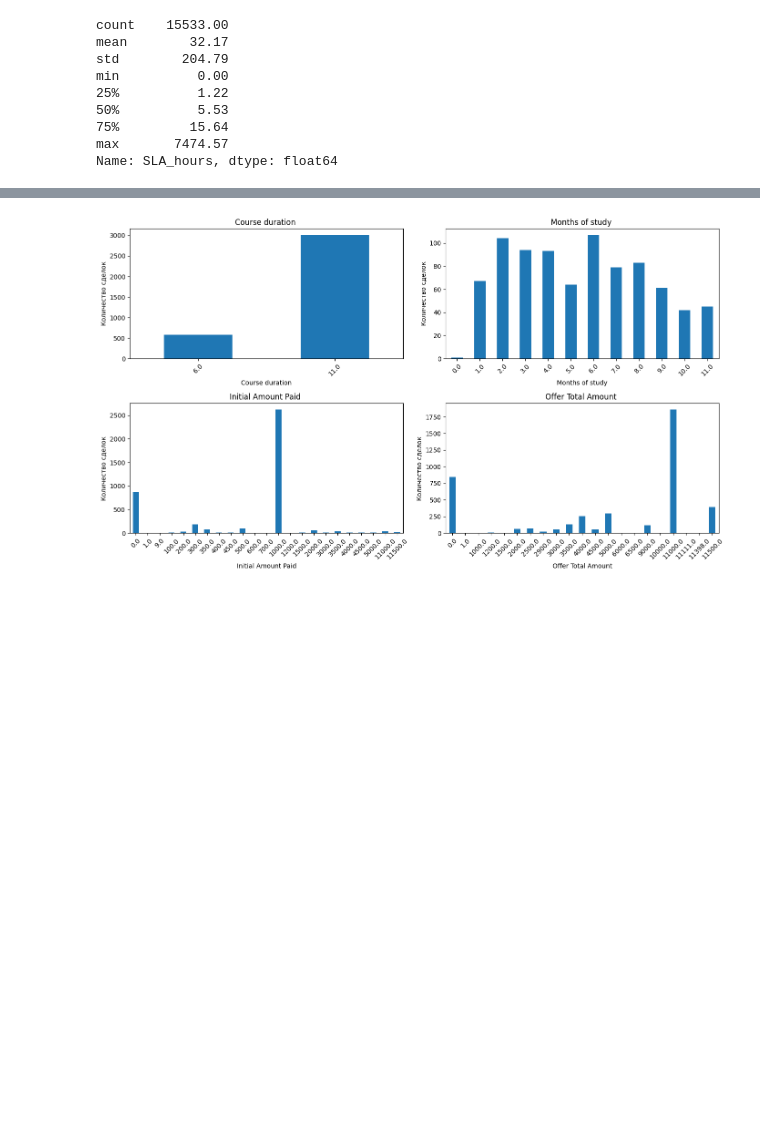
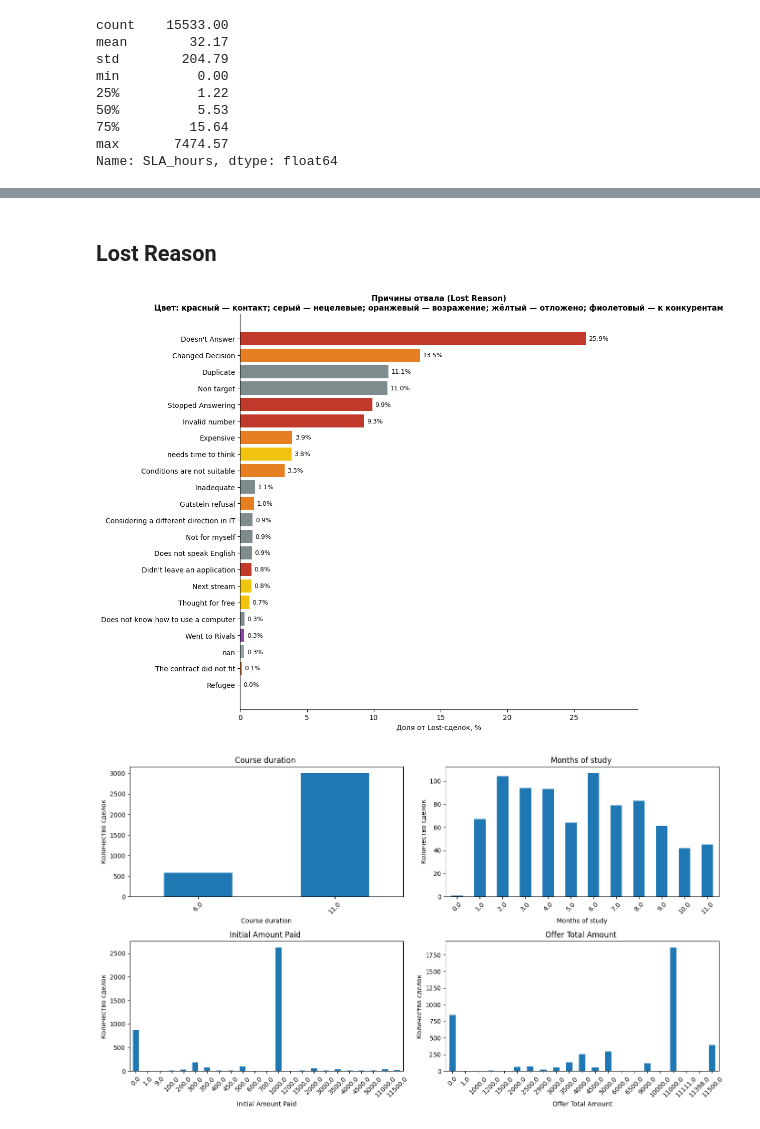
Before and after one commit to anna-maksakova/crm-analytics-project, a Jupyter notebook: notebooks/05_descriptive_stats.ipynb, the cells around one changed output, grey strips where cells are left out. Saved outputs shown, nothing was run; the diff lists cells and outputs as text; code cells hidden in the pictures; blank space fills up the shorter version.

```diff
--- a/notebooks/05_descriptive_stats.ipynb
+++ b/notebooks/05_descriptive_stats.ipynb
@@ -219,3 +483,52 @@ Name: SLA_hours, dtype: float64
+# %% [markdown]
+## Lost Reason
+# %%
+# Только реально потерянные сделки
+lost = deals[deals['Stage'] == 'Lost']
+lr_share = lost['Lost Reason'].value_counts(normalize=True, dropna=False) * 100
+lr_share = lr_share.sort_values(ascending=True)  # для горизонтального бара — снизу вверх
+
+# Группировка по природе отвала — цветовая кодировка
+contact_loss = {'Doesn\'t Answer', 'Stopped Answering', 'Invalid number',
+                "Didn't leave an application"}
+not_client = {'Duplicate', 'Non target', 'Inadequate', 'Does not speak English',
+              'Not for myself', 'Considering a different direction in IT',
+              'Does not know how to use a computer', 'Refugee'}
+product_objection = {'Changed Decision', 'Expensive', 'Conditions are not suitable',
+                     'Gutstein refusal', 'The contract did not fit'}
+postponed = {'needs time to think', 'Next stream', 'Thought for free'}
+rivals = {'Went to Rivals'}
+
+def get_color(reason):
+    if reason in contact_loss:       return '#c0392b'  # красный — контакт не получился
+    if reason in not_client:         return '#7f8c8d'  # серый — не наши
+    if reason in product_objection:  return '#e67e22'  # оранжевый — возражение
+    if reason in postponed:          return '#f1c40f'  # жёлтый — отложено
+    if reason in rivals:             return '#8e44ad'  # фиолетовый — к конкурентам
+    return '#95a5a6'
+
+colors = [get_color(r) for r in lr_share.index]
+
+fig, ax = plt.subplots(figsize=(11, 9))
+bars = ax.barh(range(len(lr_share)), lr_share.values, color=colors)
+ax.set_yticks(range(len(lr_share)))
+ax.set_yticklabels(lr_share.index)
+ax.set_xlabel('Доля от Lost-сделок, %')
+ax.set_title('Причины отвала (Lost Reason)\n'
+             'Цвет: красный — контакт; серый — нецелевые; '
+             'оранжевый — возражение; жёлтый — отложено; фиолетовый — к конкурентам',
+             fontsize=11, fontweight='bold')
+
+ax.bar_label(bars, fmt='%.1f%%', padding=4, fontsize=9)
+ax.set_xlim(0, lr_share.max() * 1.15)
+
+ax.spines['top'].set_visible(False)
+ax.spines['right'].set_visible(False)
+
+plt.tight_layout()
+plt.show()
+# %% [output]
+[figure, added]
 # %%
 fig, axes = plt.subplots(2, 2, figsize=(14, 8))
 
```
Also changed, not shown: parts of 35 cells of this notebook.
